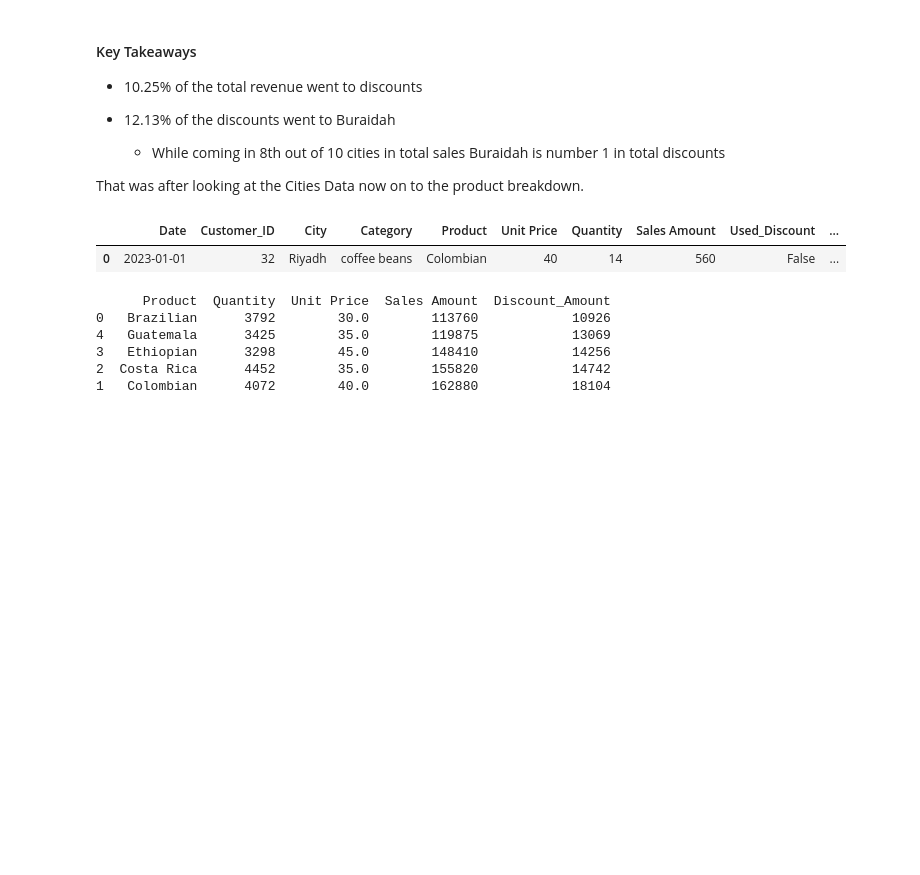
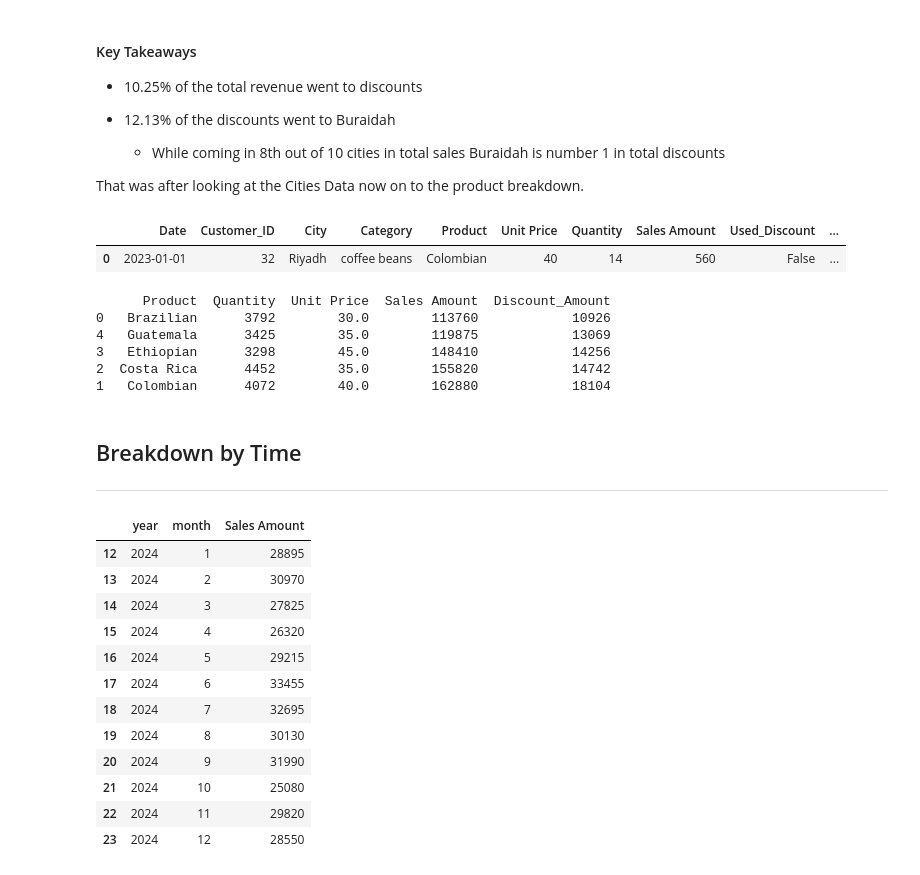
Before and after one commit to Jeff-Nibbs/coffee_dataset_dive, a Jupyter notebook: coffee.ipynb, the cells around one changed output. Cells and saved outputs as stored; diff of their text form; code cells hidden in the pictures; blank space fills up the shorter version.

```diff
--- a/coffee.ipynb
+++ b/coffee.ipynb
@@ -196 +198,25 @@ px.bar(df_product, y='Product', x='Discount_Amount', color='Product', title='Dis
 px.bar(df_product, y='Product', x='Unit Price', color='Product', title='Unit Price By Brand')
+# %% [markdown]
+## Breakdown by Time
+---
+# %%
+df_year = df_coffee
+df_year['month'] = df_year['Date'].dt.month
+df_year['year'] = df_year['Date'].dt.year
+month_sum = df_year.groupby(['year', 'month'], as_index=False).agg({'Sales Amount':pd.Series.sum})
+y23 = month_sum.query('year == 2023')
+y24 = month_sum.query('year == 2024')
+# %% [output]
+|  | year | month | Sales Amount |
+| 12 | 2024 | 1 | 28895 |
+| 13 | 2024 | 2 | 30970 |
+| 14 | 2024 | 3 | 27825 |
+| 15 | 2024 | 4 | 26320 |
+| 16 | 2024 | 5 | 29215 |
+| 17 | 2024 | 6 | 33455 |
+| 18 | 2024 | 7 | 32695 |
+| 19 | 2024 | 8 | 30130 |
+| 20 | 2024 | 9 | 31990 |
+| 21 | 2024 | 10 | 25080 |
+| 22 | 2024 | 11 | 29820 |
+| 23 | 2024 | 12 | 28550 |
```
Also changed, not shown: parts of 7 cells of this notebook.
